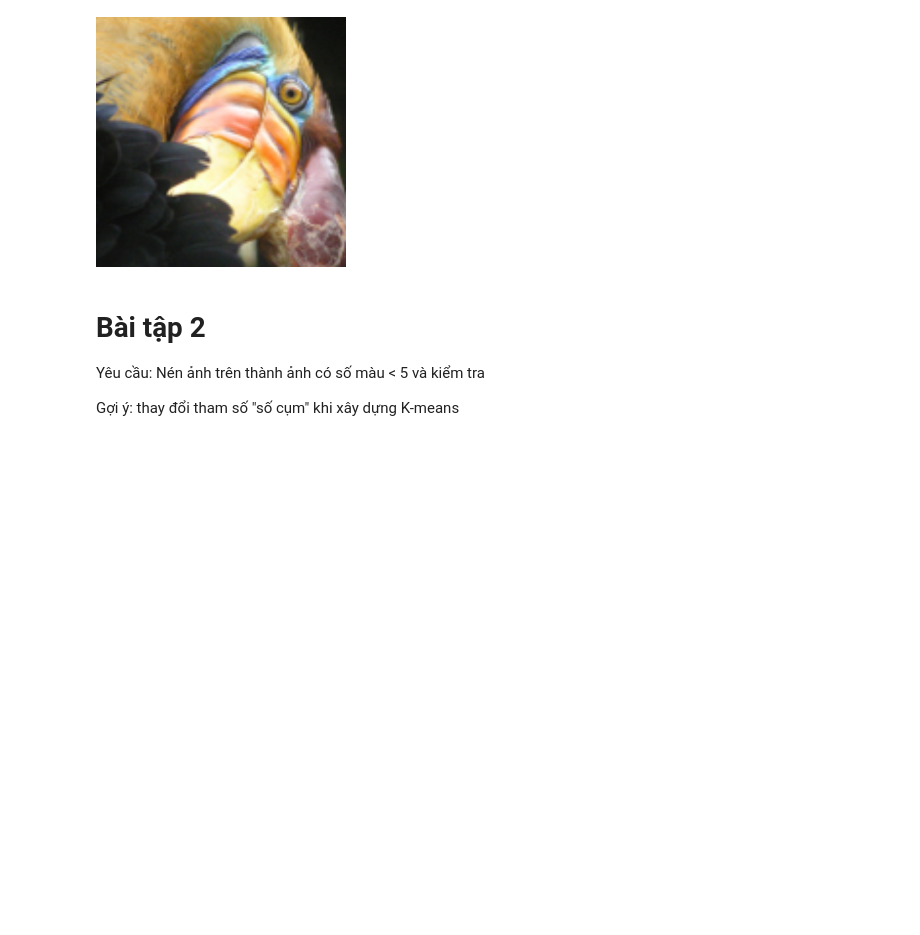
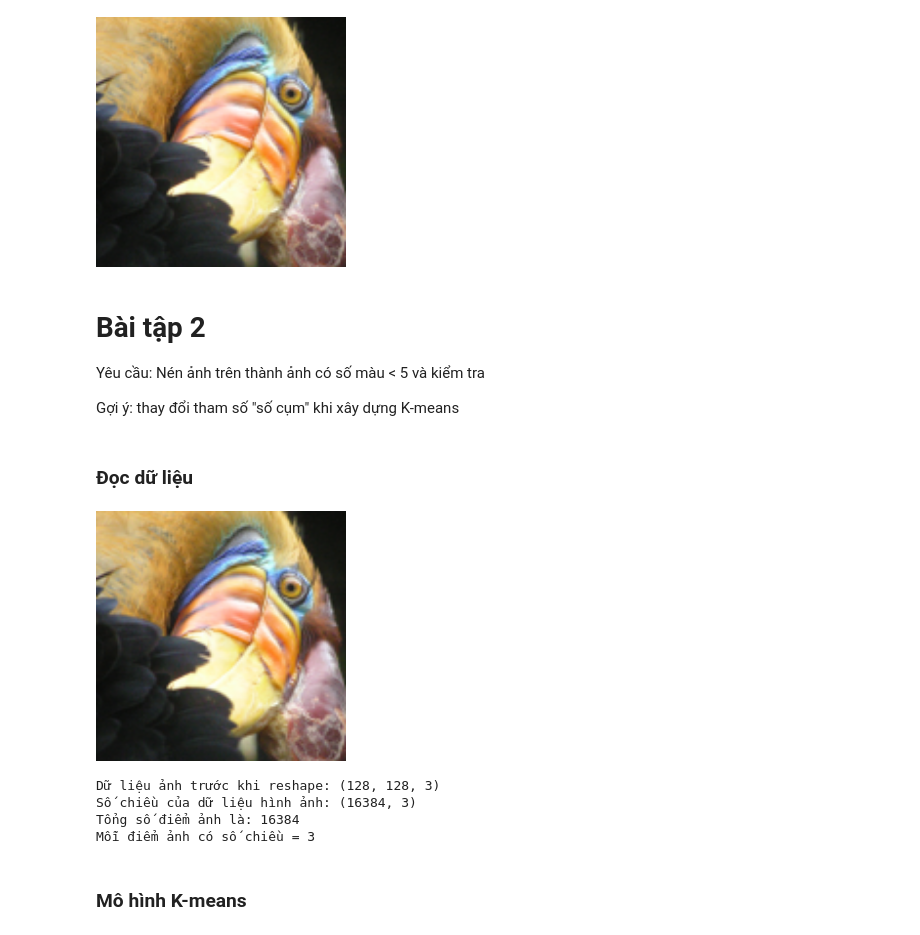
Before and after one commit to Thach375/Foundation-model-lab-PhamNgocThach-20235556, a Jupyter notebook: ML-exercises/Ex9/Practice.ipynb, the cells around one changed output. Cells and saved outputs as stored; diff of their text form; code cells hidden in the pictures; blank space fills up the shorter version.

```diff
--- a/ML-exercises/Ex9/Practice.ipynb
+++ b/ML-exercises/Ex9/Practice.ipynb
@@ -215,3 +215,27 @@ display(Image(path_img, width=250, unconfined=True))
 Yêu cầu: Nén ảnh trên thành ảnh có số màu < 5 và kiểm tra
 
 Gợi ý: thay đổi tham số "số cụm" khi xây dựng K-means
+# %% [markdown]
+### Đọc dữ liệu
+# %%
+path_img = 'bird_small.png'
+
+display(Image(path_img, width=250, unconfined=True))
+
+img = io.imread(path_img)
+print("Dữ liệu ảnh trước khi reshape:", img.shape)
+
+img_shape = img.shape # 128x128x3
+data_img = (img / 255.0).reshape(-1,img.shape[2]) # chuyển ma trận 128x128x3 về mảng 2 chiều, giữ lại chiều .shape[2]
+
+print("Số chiều của dữ liệu hình ảnh:", data_img.shape)
+print("Tổng số điểm ảnh là:", data_img.shape[0])
+print("Mỗi điểm ảnh có số chiều =", data_img.shape[1])
+# %% [output]
+[figure, added]
+Dữ liệu ảnh trước khi reshape: (128, 128, 3)
+Số chiều của dữ liệu hình ảnh: (16384, 3)
+Tổng số điểm ảnh là: 16384
+Mỗi điểm ảnh có số chiều = 3
+# %% [markdown]
+### Mô hình K-means
```
Also changed, not shown: parts of 9 cells of this notebook, 2 other files.
